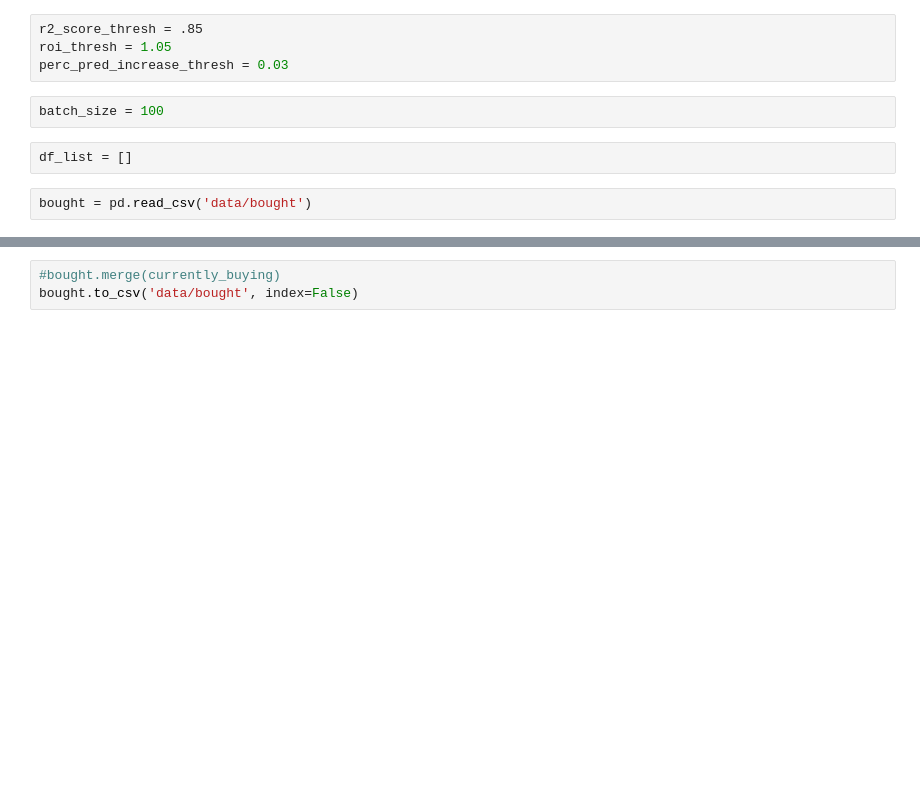
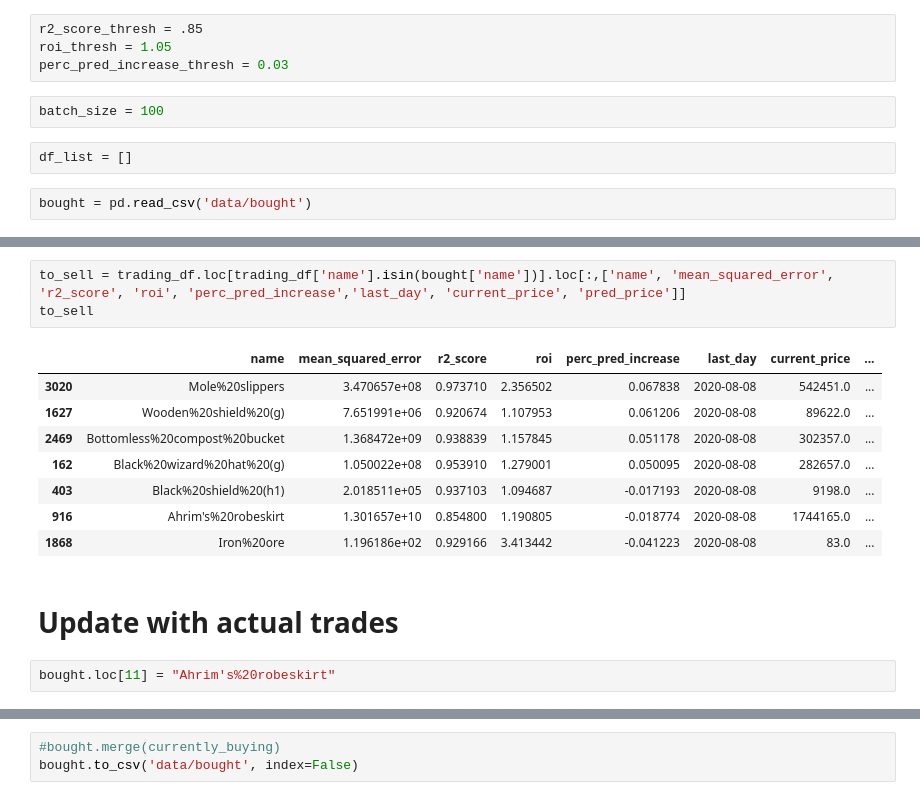
Before and after one commit to ebbitten/OSBuddy, a Jupyter notebook: osrs_wiki.ipynb, the cells around one changed output, grey strips where cells are left out. Saved outputs shown, nothing was run; the diff lists cells and outputs as text; blank space fills up the shorter version.

```diff
--- a/osrs_wiki.ipynb
+++ b/osrs_wiki.ipynb
@@ -605,2 +389,19 @@ trading_df.loc[trading_df['name'].isin(bought)].loc[:,['name', 'mean_squared_err
+# %%
+to_sell = trading_df.loc[trading_df['name'].isin(bought['name'])].loc[:,['name', 'mean_squared_error', 'r2_score', 'roi', 'perc_pred_increase','last_day', 'current_price', 'pred_price']]
+to_sell
+# %% [output]
+|  | name | mean_squared_error | r2_score | roi | perc_pred_increase | last_day | current_price | ... |
+| 3020 | Mole%20slippers | 3.470657e+08 | 0.973710 | 2.356502 | 0.067838 | 2020-08-08 | 542451.0 | ... |
+| 1627 | Wooden%20shield%20(g) | 7.651991e+06 | 0.920674 | 1.107953 | 0.061206 | 2020-08-08 | 89622.0 | ... |
+| 2469 | Bottomless%20compost%20bucket | 1.368472e+09 | 0.938839 | 1.157845 | 0.051178 | 2020-08-08 | 302357.0 | ... |
+| 162 | Black%20wizard%20hat%20(g) | 1.050022e+08 | 0.953910 | 1.279001 | 0.050095 | 2020-08-08 | 282657.0 | ... |
+| 403 | Black%20shield%20(h1) | 2.018511e+05 | 0.937103 | 1.094687 | -0.017193 | 2020-08-08 | 9198.0 | ... |
+| 916 | Ahrim's%20robeskirt | 1.301657e+10 | 0.854800 | 1.190805 | -0.018774 | 2020-08-08 | 1744165.0 | ... |
+| 1868 | Iron%20ore | 1.196186e+02 | 0.929166 | 3.413442 | -0.041223 | 2020-08-08 | 83.0 | ... |
+# %% [markdown]
+
+# Update with actual trades
+# %%
+bought.loc[11] = "Ahrim's%20robeskirt"
 # %%
 bought
```
Also changed, not shown: parts of 28 cells of this notebook, 1 other file.
